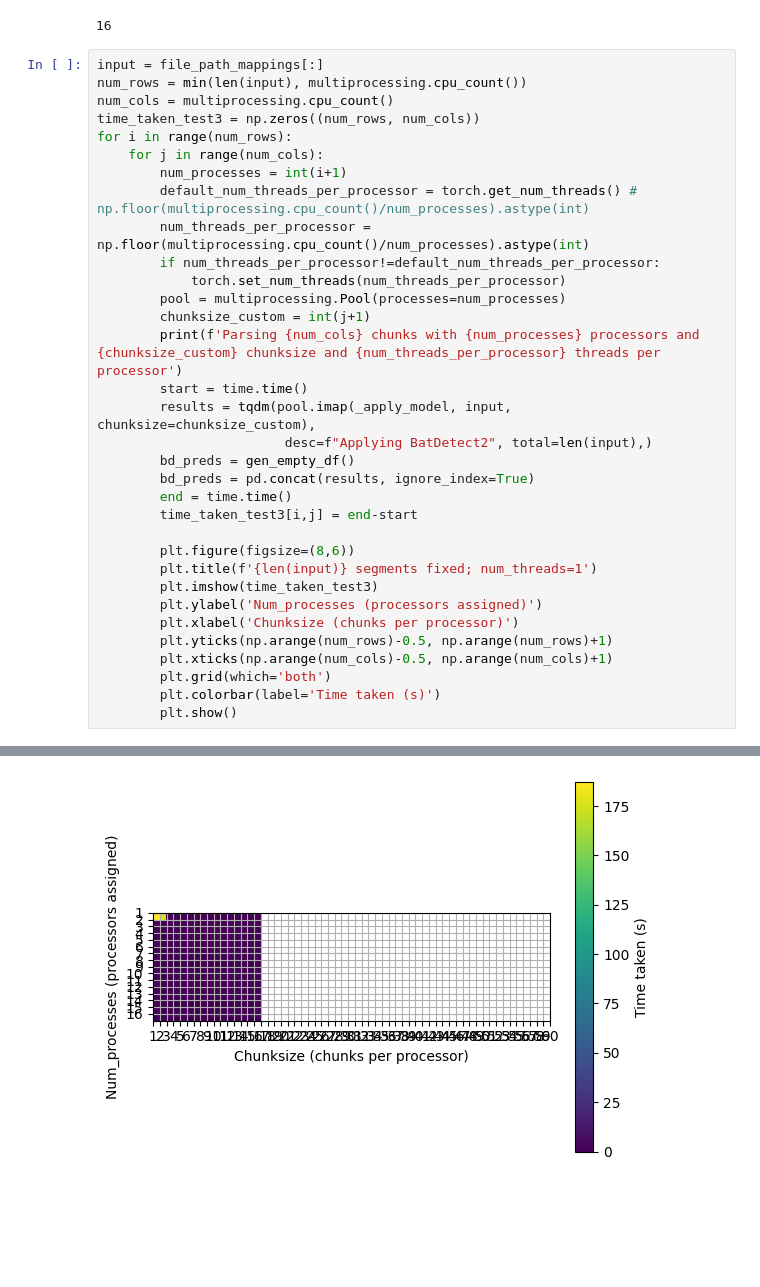
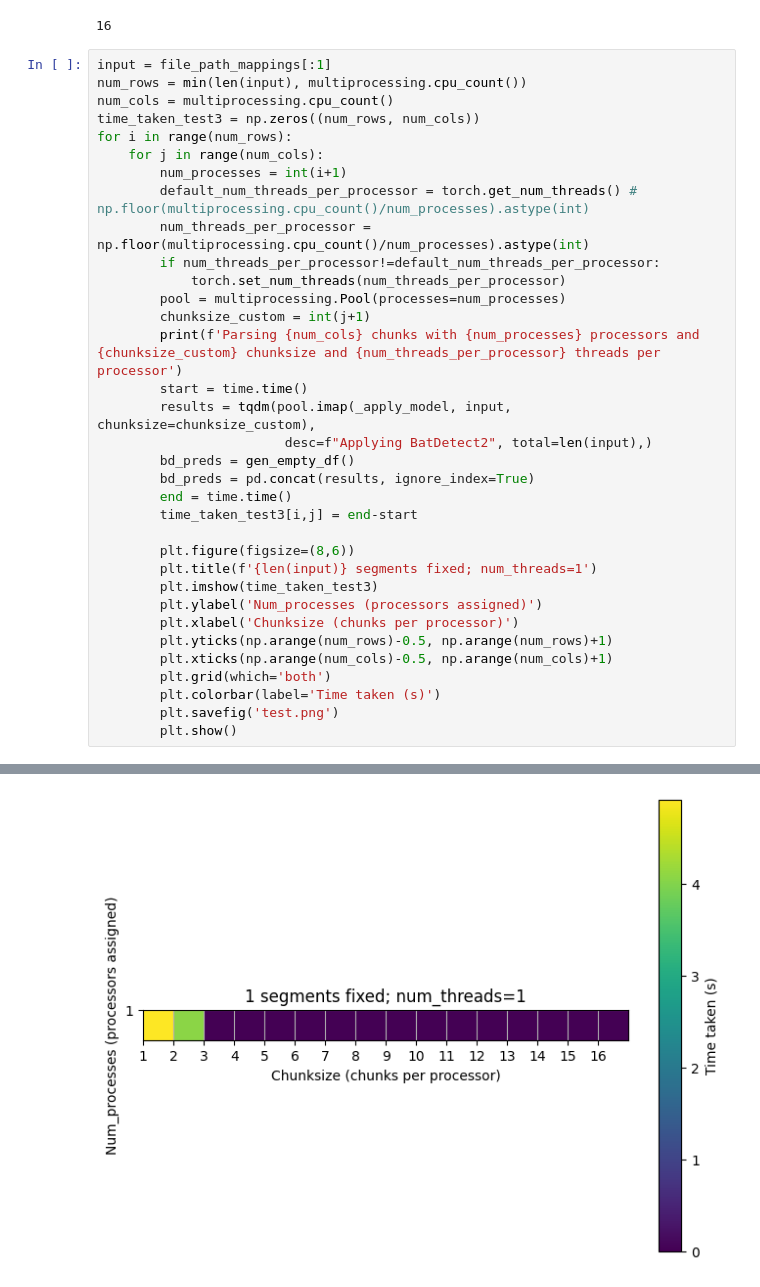
Before and after one commit to aditya-uw/bat-detector-msds, a Jupyter notebook: daily_notebooks/20241105__parallelize_on_large_instance.ipynb, the cells around one changed output, grey strips where cells are left out. Drawn from its saved outputs; the diff is of its cells as text; blank space fills up the shorter version.

```diff
--- a/daily_notebooks/20241105__parallelize_on_large_instance.ipynb
+++ b/daily_notebooks/20241105__parallelize_on_large_instance.ipynb
@@ -165,7 +165,7 @@ torch.get_num_threads()
 # %% [output]
 16
 # %%
-input = file_path_mappings[:]
+input = file_path_mappings[:1]
 num_rows = min(len(input), multiprocessing.cpu_count())
 num_cols = multiprocessing.cpu_count()
 time_taken_test3 = np.zeros((num_rows, num_cols))
@@ -196,6 +196,7 @@ for i in range(num_rows):
         plt.xticks(np.arange(num_cols)-0.5, np.arange(num_cols)+1)
         plt.grid(which='both')
         plt.colorbar(label='Time taken (s)')
+        plt.savefig('test.png')
         plt.show()
 # %% [output]
 Parsing 16 chunks with 1 processors and 1 chunksize and 16 threads per processor
@@ -203,3 +204,3 @@ Parsing 16 chunks with 1 processors and 1 chunksize and 16 threads per processor
 Parsing 16 chunks with 1 processors and 2 chunksize and 16 threads per processor
-[figure, old version]
+[figure, new version]
 Parsing 16 chunks with 1 processors and 3 chunksize and 16 threads per processor
```
Also changed, not shown: parts of 4 cells of this notebook, 3 other files.
